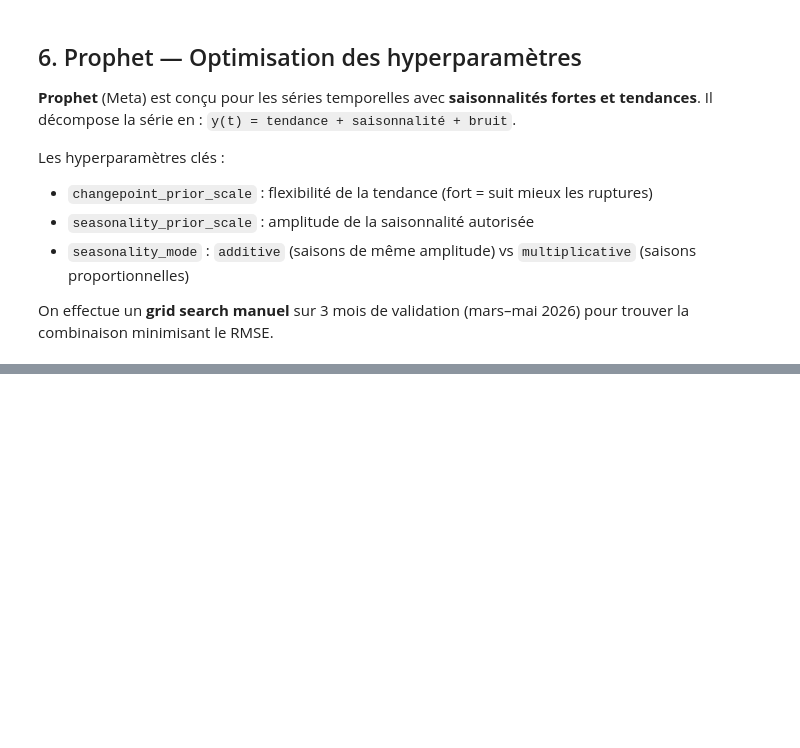
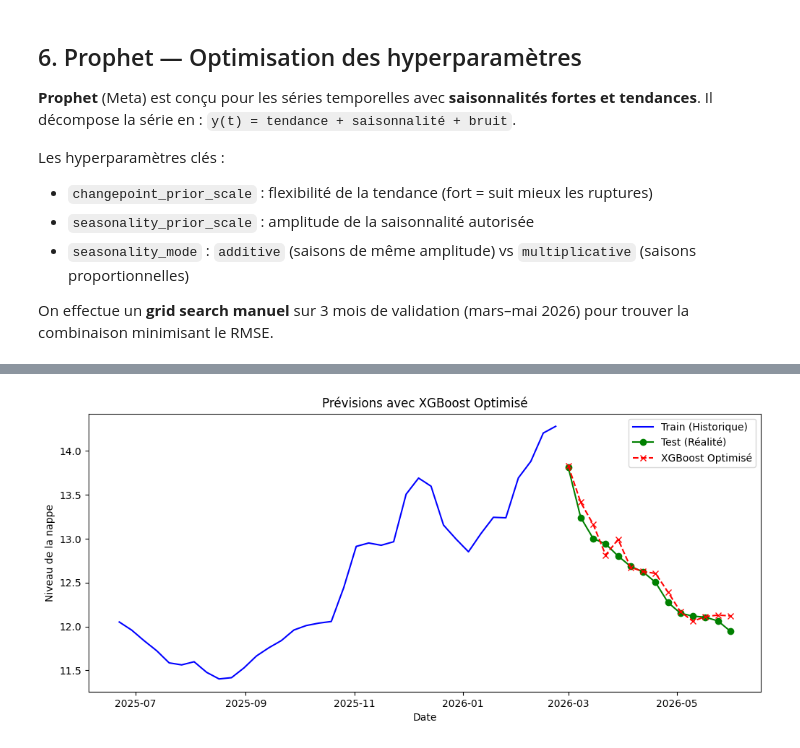
Before and after one commit to charourou/Projet_Hydrosense, a Jupyter notebook: notebooks/ML_ARIMA_RForest_XGBoost.ipynb, the cells around one changed output, grey strips where cells are left out. Saved outputs shown, nothing was run; the diff lists cells and outputs as text; code cells hidden in the pictures; blank space fills up the shorter version.

Commit message:
test du modele XGboost à la semaine

```diff
--- a/notebooks/ML_ARIMA_RForest_XGBoost.ipynb
+++ b/notebooks/ML_ARIMA_RForest_XGBoost.ipynb
@@ -522,0 +542,26 @@ plt.show()
+# %%
+# 1. Préparation des colonnes (Lag)
+df_w = pd.DataFrame(y_week)
+df_w['semaine'] = df_w.index.isocalendar().week
+df_w['lag_1'] = df_w['niveau_nappe_eau'].shift(1)
+df_w['lag_2'] = df_w['niveau_nappe_eau'].shift(2)
+df_w['lag_3'] = df_w['niveau_nappe_eau'].shift(3)
+df_w['lag_4'] = df_w['niveau_nappe_eau'].shift(4)
+df_w['lag_52'] = df_w['niveau_nappe_eau'].shift(52)
+# %%
+# Moyenne du niveau de la nappe sur les 3 derniers mois (tendance récente)
+df_w['moyenne_3w'] = df_w['niveau_nappe_eau'].shift(1).rolling(window=3).mean()
+
+# Moyenne du niveau sur les 6 derniers mois (tendance moyen terme)
+df_w['moyenne_6w'] = df_w['niveau_nappe_eau'].shift(1).rolling(window=6).mean()
+
+# IMPORTANT : Applique le .dropna() APRÈS avoir créé ces nouvelles variables
+df_w = df_w.dropna()
+
+X = df_w[['semaine', 'lag_1', 'lag_2', 'lag_3','lag_4', 'lag_52', 'moyenne_3w', 'moyenne_6w']]
+
+y_target = df_w['niveau_nappe_eau']
+
+# Split Train / Test
+X_train, X_test = X.loc[:'2026-02-28'], X.loc['2026-03-01':'2026-05-31']
+y_train, y_test = y_target.loc[:'2026-02-28'], y_target.loc['2026-03-01':'2026-05-31']
@@ -522,0 +613,20 @@ plt.show()
+# %%
+# 1. Récupération du meilleur modèle
+best_xgb = grid_search_xgb.best_estimator_
+
+# 2. Prédiction sur l'année de test
+forecast_xgb_opt = pd.Series(best_xgb.predict(X_test), index=y_test.index)
+
+# 3. Graphique de comparaison
+plt.figure(figsize=(12, 5))
+plt.plot(y_train.tail(36), label='Train (Historique)', color='blue')
+plt.plot(y_test, label='Test (Réalité)', color='green', marker='o')
+plt.plot(forecast_xgb_opt, label='XGBoost Optimisé', color='red', linestyle='--', marker='x')
+
+plt.title("Prévisions avec XGBoost Optimisé")
+plt.xlabel("Date")
+plt.ylabel("Niveau de la nappe")
+plt.legend()
+plt.show()
+# %% [output]
+[figure, added]
```
Also changed, not shown: parts of 9 cells of this notebook.
